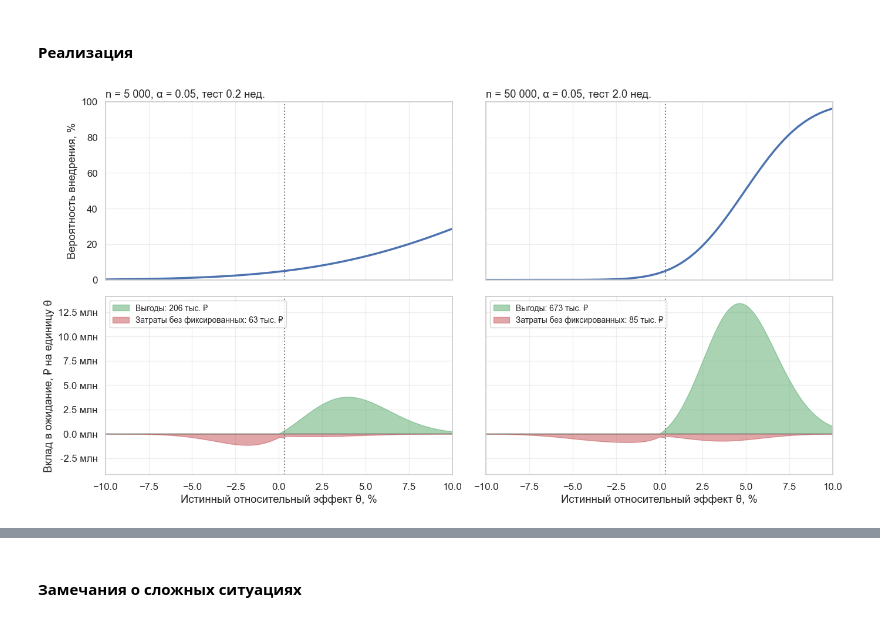
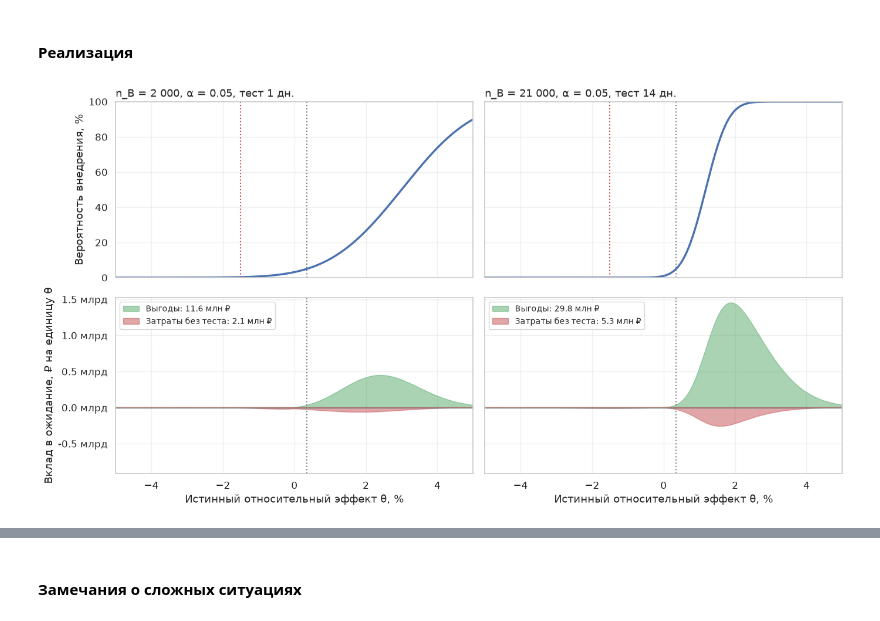
Before and after one commit to Alberelloo/AITH-2026-Hypothesis-Testing-Workshop, a Jupyter notebook: 01. Стоит ли тестировать и на чём измерять/lesson.ipynb, the cells around one changed output, grey strips where cells are left out. Cells and saved outputs as stored; diff of their text form; code cells hidden in the pictures.

```diff
--- a/01. Стоит ли тестировать и на чём измерять/lesson.ipynb
+++ b/01. Стоит ли тестировать и на чём измерять/lesson.ipynb
@@ -199,3 +247,15 @@ density /= np.trapezoid(density, effect_grid)  # сетка обрезает х
+# %%
+PRIOR_MU, PRIOR_SIGMA = 0.0, 0.015
+effect_grid = np.linspace(-0.12, 0.12, 2401)   # одна сетка эффектов на весь ноутбук
+
+
+def prior_density(mu: float = PRIOR_MU, sigma: float = PRIOR_SIGMA) -> np.ndarray:
+    """Нормальное распределение ожиданий на сетке; сетка обрезает хвосты, поэтому нормируем заново."""
+    weights = norm.pdf(effect_grid, mu, sigma)
+    return weights / np.trapezoid(weights, effect_grid)
+
+
+density = prior_density()
 # %% [markdown]
 ## Расчёт отношения выгоды к риску
 # %% [markdown]
@@ -364,39 +419,33 @@ $$
 # %% [markdown]
 #### Реализация
 # %%
-def evaluate_design(
-    case: BusinessCase,
-    effect_grid: np.ndarray,
-    density: np.ndarray,
-    n_per_group: np.ndarray,
-    alpha: np.ndarray
-) -> dict:
+def evaluate_design(case, effect_grid, density, n_b, alpha, break_even=None):
     """
-    Рассчитывает выгоды и затраты с поправкой на риск.
+    Выгоды и затраты с поправкой на риск для дизайна (n_b, alpha).
 
-    n_per_group и alpha можно передать массивами: тогда их формы должны
-    согласовываться с осью эффектов, которая всегда идёт последней.
+    break_even — порог решения (по умолчанию case.break_even; 0 — «стандартная» проверка против нуля).
+    n_b и alpha можно передать массивами: ось эффектов всегда последняя.
     """
-    n_per_group = np.asarray(n_per_group, dtype=float)
-    probability = implementation_probability(case.baseline_cr, effect_grid, case.break_even, n_per_group, alpha)
+    threshold = case.break_even if break_even is None else break_even
+    probability = implementation_probability(case.baseline_cr, effect_grid, threshold, n_b, alpha, case.share_b)
 
-    test_weeks = 2 * n_per_group / case.weekly_users
-    post_weeks = np.maximum(case.horizon_weeks - test_weeks, 0)  # длинный тест откладывает внедрение
+    test_weeks = case.test_weeks(n_b)
+    post_weeks = np.maximum(case.horizon_weeks - test_weeks, 0)   # длинный тест откладывает внедрение
+    watch_weeks = np.minimum(case.monitoring_weeks, post_weeks)    # мониторинг после раскатки
+    rest_weeks = post_weeks - watch_weeks                          # остаток горизонта
+    keep = effect_grid >= case.rollback_threshold                  # падение ниже порога видно и откатывается
+    live_weeks = watch_weeks + rest_weeks * keep                   # сколько недель вариант работает
 
-    # Половина пользователей видит новый вариант во время теста
-    test_value = case.weekly_revenue * effect_grid * test_weeks * 0.5
-    post_value = case.weekly_revenue * effect_grid * post_weeks * probability
+    test_value = case.share_b * case.weekly_revenue * effect_grid * test_weeks   # 20% трафика во время теста
+    live_value = case.weekly_revenue * effect_grid * live_weeks
+    decision_costs = (case.implementation_cost + case.weekly_maintenance * live_weeks
+                      + case.rollback_cost * (~keep))
 
-    # Затраты только при внедрении, откат нужен, если вариант не окупается
-    decision_costs = (case.implementation_cost + case.maintenance_cost
-                      + case.rollback_cost * (effect_grid < case.break_even)) * probability
-
-    gains = (np.maximum(test_value, 0) + np.maximum(post_value, 0)) * density
-    losses = (np.maximum(-test_value, 0) + np.maximum(-post_value, 0) + decision_costs) * density
+    gains = (np.maximum(test_value, 0) + np.maximum(live_value, 0) * probability) * density
+    losses = (np.maximum(-test_value, 0) + (np.maximum(-live_value, 0) + decision_costs) * probability) * density
 
     expected_gain = np.trapezoid(gains, effect_grid, axis=-1)
     expected_loss = case.fixed_test_cost + np.trapezoid(losses, effect_grid, axis=-1)
-
     return {
         'probability': probability,
         'gains': gains,
@@ -406,6 +455,16 @@ def evaluate_design(
         'rr': expected_gain / expected_loss,
         'net': expected_gain - expected_loss,
     }
+
+
+def ship_without_test(case, effect_grid, density):
+    """Внедрить сразу: нет затрат на тест и задержки, но мониторинг и откат те же."""
+    keep = effect_grid >= case.rollback_threshold
+    live_weeks = case.monitoring_weeks + (case.horizon_weeks - case.monitoring_weeks) * keep
+    profit = (case.weekly_revenue * effect_grid * live_weeks - case.implementation_cost
+              - case.weekly_maintenance * live_weeks - case.rollback_cost * (~keep))
+    return np.trapezoid(profit * density, effect_grid)
+
 
 
 def describe_design(result: dict) -> pd.Series:
@@ -416,41 +475,45 @@ def describe_design(result: dict) -> pd.Series:
         'Чистая прибыль, ₽': result['net'],
         'RR': result['rr'],
     })
 
 
 def plot_risk_adjusted(designs: list) -> None:
-    """Показывает вероятность внедрения и подынтегральные выгоды и затраты для списка дизайнов (n, alpha)."""
+    """Показывает вероятность внедрения и подынтегральные выгоды и затраты для списка дизайнов (n_B, alpha)."""
     results = [evaluate_design(case, effect_grid, density, n, alpha) for n, alpha in designs]
     limit = max(max(r['gains'].max(), r['losses'].max()) for r in results) * 1.05
     x = effect_grid * 100
 
     fig, axes = plt.subplots(2, len(designs), figsize=(7 * len(designs), 7.5), sharex=True, sharey='row', squeeze=False)
     for column, ((n, alpha), result) in enumerate(zip(designs, results)):
         top, bottom = axes[0, column], axes[1, column]
         top.plot(x, result['probability'] * 100, color=BLUE, linewidth=2.5)
         top.axvline(break_even * 100, color=GRAY, linestyle=':', linewidth=1.5)
+        top.axvline(case.rollback_threshold * 100, color=RED, linestyle=':', linewidth=1.5)
         top.set_ylim(0, 100)
-        top.set_title(f'n = {spaced(n)}, α = {alpha}, тест {2 * n / case.weekly_users:.1f} нед.', loc='left')
+        top.set_title(f'n_B = {spaced(n)}, α = {alpha}, тест {case.test_weeks(n) * 7:.0f} дн.', loc='left')
 
-        bottom.fill_between(x, result['gains'], color=GREEN, alpha=0.5, label=f"Выгоды: {spaced(result['expected_gain'] / 1000)} тыс. ₽")
-        bottom.fill_between(x, -result['losses'], color=RED, alpha=0.5, label=f"Затраты без фиксированных: {spaced((result['expected_loss'] - case.fixed_test_cost) / 1000)} тыс. ₽")
+        bottom.fill_between(x, result['gains'], color=GREEN, alpha=0.5, label=f"Выгоды: {result['expected_gain'] / 1e6:.1f} млн ₽")
+        bottom.fill_between(x, -result['losses'], color=RED, alpha=0.5,
+                            label=f"Затраты без теста: {(result['expected_loss'] - case.fixed_test_cost) / 1e6:.1f} млн ₽")
         bottom.axhline(0, color=GRAY, linewidth=1)
         bottom.axvline(break_even * 100, color=GRAY, linestyle=':', linewidth=1.5)
-        bottom.set_ylim(-0.3 * limit, limit)
+        bottom.set_ylim(-0.6 * limit, limit)
         bottom.set_xlabel('Истинный относительный эффект θ, %')
         bottom.legend(loc='upper left', fontsize=10)
 
     axes[0, 0].set_ylabel('Вероятность внедрения, %')
     axes[1, 0].set_ylabel('Вклад в ожидание, ₽ на единицу θ')
-    axes[1, 0].yaxis.set_major_formatter(FuncFormatter(lambda value, _: f'{value / 1e6:.1f} млн'))
-    plt.xlim(-10, 10)
+    axes[1, 0].yaxis.set_major_formatter(FuncFormatter(lambda value, _: f'{value / 1e9:.1f} млрд'))
+    plt.xlim(-5, 5)
     plt.tight_layout()
     plt.show()
 
 
-designs_example = [(5_000, 0.05), (50_000, 0.05)]
+designs_example = [(2_000, 0.05), (21_000, 0.05)]
 plot_risk_adjusted(designs_example)
-pd.DataFrame({f'n = {n}': describe_design(evaluate_design(case, effect_grid, density, n, alpha))
-              for n, alpha in designs_example}).round(2)
+example = pd.DataFrame({f'n_B = {spaced(n)}': describe_design(evaluate_design(case, effect_grid, density, n, alpha))
+                        for n, alpha in designs_example})
+example.iloc[:3] /= 1e6
+example.rename(index=lambda name: name.replace('₽', 'млн ₽')).round(2)
 # %% [output]
-[figure, old version]
+[figure, new version]
```
Also changed, not shown: parts of 48 cells of this notebook, 3 other files.
